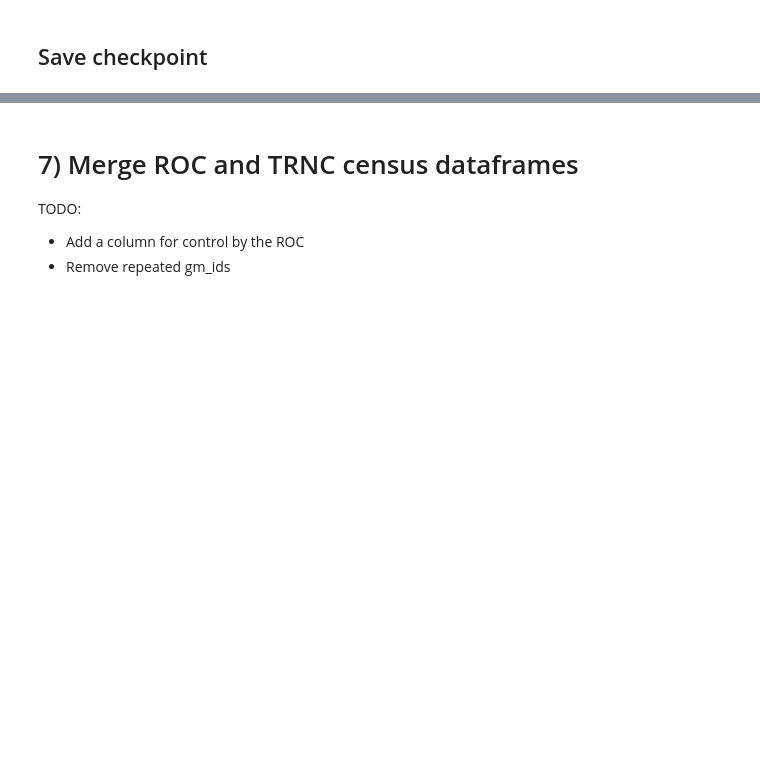
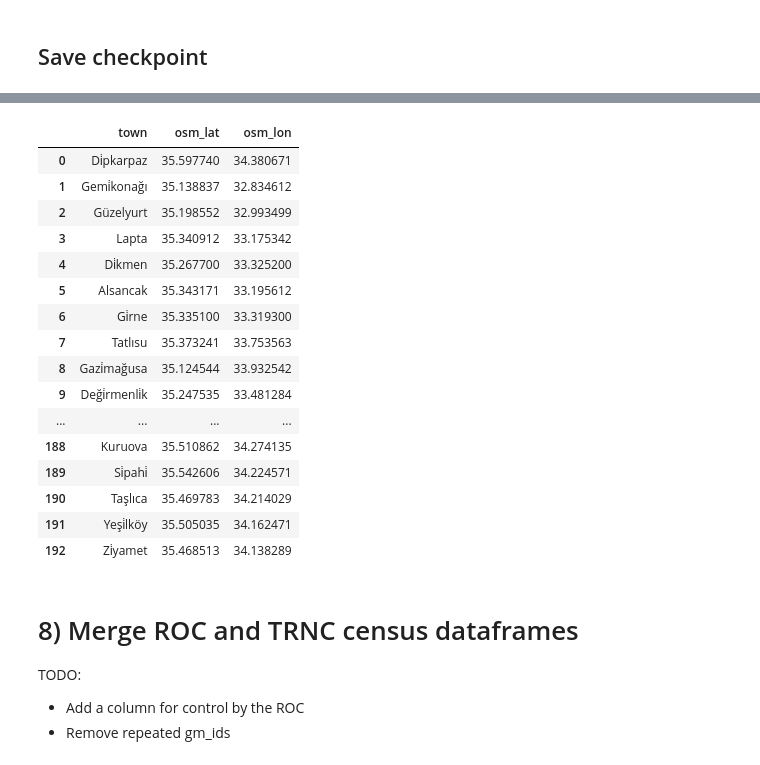
Before and after one commit to jgchaparro/CyprusDB, a Jupyter notebook: CyprusDB_generation.ipynb, the cells around one changed output, grey strips where cells are left out. Drawn from its saved outputs; the diff is of its cells as text; code cells hidden in the pictures; blank space fills up the shorter version.

Commit message:
Adding exact coordinates for the NCAs

```diff
--- a/CyprusDB_generation.ipynb
+++ b/CyprusDB_generation.ipynb
@@ -1425,0 +1570,22 @@ census_df_trnc = pd.read_csv(f'checkpoints/secondary_checkpoints/TRNC_census_cp_
+# %%
+manual_osm_coordinates = {
+    # Town : (lat, lon)
+    'Di̇kmen' : (35.2677, 33.3252), # Using coordinates for Aşagi Dikmen (Kato Díkomo)
+    'Gi̇rne' : (35.3351,33.3193),
+    'Lefkoşa' : (35.1783, 33.3628),
+    'Yeni̇ Boğazi̇çi̇' : (35.1858,33.8926), # Using an approximate location; there is no entity for this settlement
+    'Pi̇le' : (35.0136, 33.6919), # Settlement included in the ROC census
+    'Nergi̇sli̇' : (35.2179,33.6982), # Appears as "Nergizli"
+    'Zeyti̇nli̇k Köy': (35.3330, 33.2915),
+    'Yukarı Taşkent': (35.2785, 33.3770),
+    'Kılıçarslan' : (35.2687,33.1259), # Listed as 'Kıliçarslan" in OSM
+    'Tepebaşı' : (35.3060, 33.0540),
+    'Kalkanlı' : (35.2465, 33.0379),
+    'Deni̇zli̇' : (35.1474, 32.8499), # Adding coordinates from Google Maps; there is no entity for this settlement in OSM.
+    'Sazlıköy' : (35.3991, 34.0257)
+    }
+
+# Apply manual corrections
+for turkish_toponym, (lat, lon) in manual_osm_coordinates.items():
+    census_df_trnc.loc[census_df_trnc['town'] == turkish_toponym, 'osm_lat'] = lat
+    census_df_trnc.loc[census_df_trnc['town'] == turkish_toponym, 'osm_lon'] = lon
@@ -1426,5 +1597,26 @@ census_df_trnc = pd.read_csv(f'checkpoints/secondary_checkpoints/TRNC_census_cp_
+# %%
+# Inspect results
+census_df_trnc[['town', 'osm_lat', 'osm_lon']]
+# %% [output]
+|  | town | osm_lat | osm_lon |
+| 0 | Di̇pkarpaz | 35.597740 | 34.380671 |
+| 1 | Gemi̇konağı | 35.138837 | 32.834612 |
+| 2 | Güzelyurt | 35.198552 | 32.993499 |
+| 3 | Lapta | 35.340912 | 33.175342 |
+| 4 | Di̇kmen | 35.267700 | 33.325200 |
+| 5 | Alsancak | 35.343171 | 33.195612 |
+| 6 | Gi̇rne | 35.335100 | 33.319300 |
+| 7 | Tatlısu | 35.373241 | 33.753563 |
+| 8 | Gazi̇mağusa | 35.124544 | 33.932542 |
+| 9 | Deği̇rmenli̇k | 35.247535 | 33.481284 |
+| ... | ... | ... | ... |
+| 188 | Kuruova | 35.510862 | 34.274135 |
+| 189 | Si̇pahi̇ | 35.542606 | 34.224571 |
+| 190 | Taşlıca | 35.469783 | 34.214029 |
+| 191 | Yeşi̇lköy | 35.505035 | 34.162471 |
+| 192 | Zi̇yamet | 35.468513 | 34.138289 |
 # %% [markdown]
-# 7) Merge ROC and TRNC census dataframes
+# 8) Merge ROC and TRNC census dataframes
 
 TODO:
 * Add a column for control by the ROC
```
Also changed, not shown: parts of 9 cells of this notebook.
